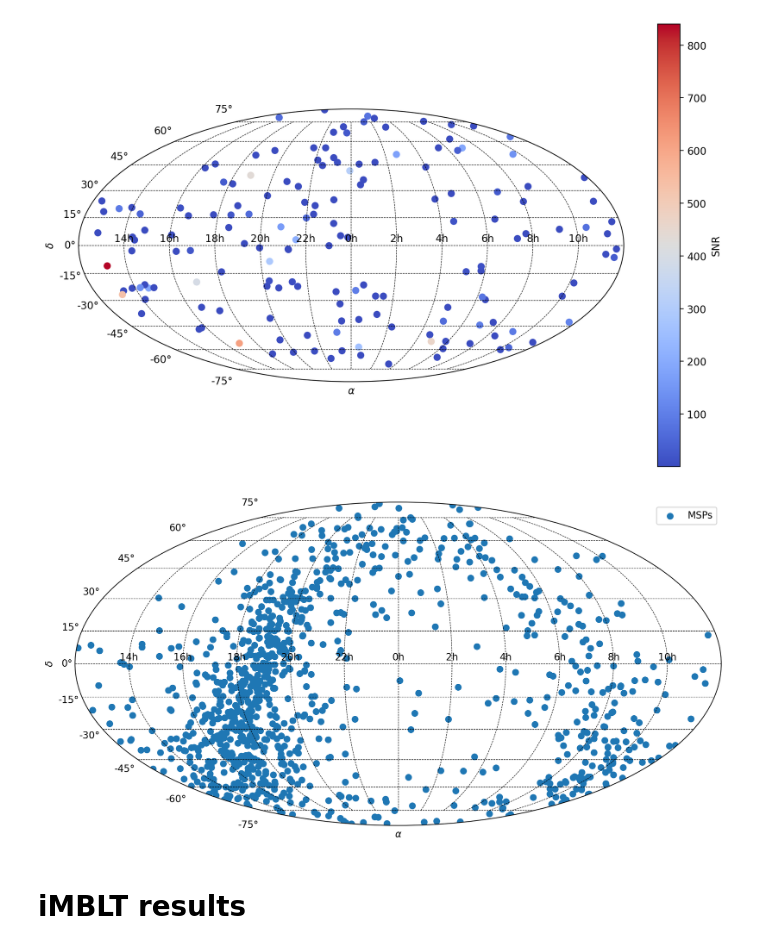
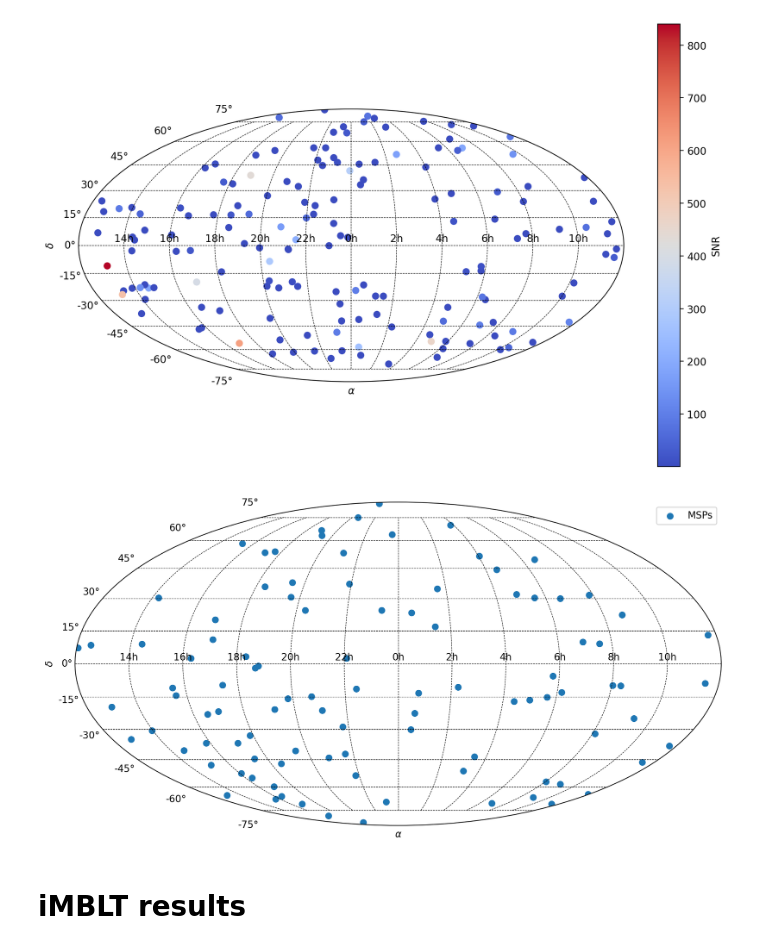
Before and after one commit to yanwang2012/RAAPTR, a Jupyter notebook: GENSIMDATA/mollweide.ipynb, the cells around one changed output. Cells and saved outputs as stored; diff of their text form; code cells hidden in the pictures.

```diff
--- a/GENSIMDATA/mollweide.ipynb
+++ b/GENSIMDATA/mollweide.ipynb
@@ -48,18 +48,18 @@ fig.savefig(estDir + 'fig/' + rlzFile + '/SourceDist.png',dpi=300, facecolor='wh
 # %%
 # MSPs distribution
 fig = plt.figure(figsize=(12,8), dpi=200)
 ax = fig.add_subplot(111,projection='mollweide')
-alpha = coord.Angle(alphaP*units.rad).wrap_at(180*units.degree).radian
-h = ax.scatter(alpha,deltaP, label='MSPs')
+alpha = coord.Angle(alphaP[:100]*units.rad).wrap_at(180*units.degree).radian
+h = ax.scatter(alpha[:100],deltaP[:100], label='MSPs')
 xlab = ['14h','16h','18h','20h','22h','0h','2h','4h','6h','8h','10h']
 ax.set_xticklabels(xlab)
 ax.set_xlabel(r'$\alpha$')
 ax.set_ylabel(r'$\delta$')
 ax.grid(color='k',linestyle='--',linewidth=0.5)
 plt.legend()
-fig.savefig('./psrs.png',dpi=300, facecolor='white')
+fig.savefig('./100psrs.png',dpi=300, facecolor='white')
 # %% [output]
-[figure, old version]
+[figure, new version]
 # %% [markdown]
 # iMBLT results
 # %%
```
Also changed, not shown: 3 other files.
